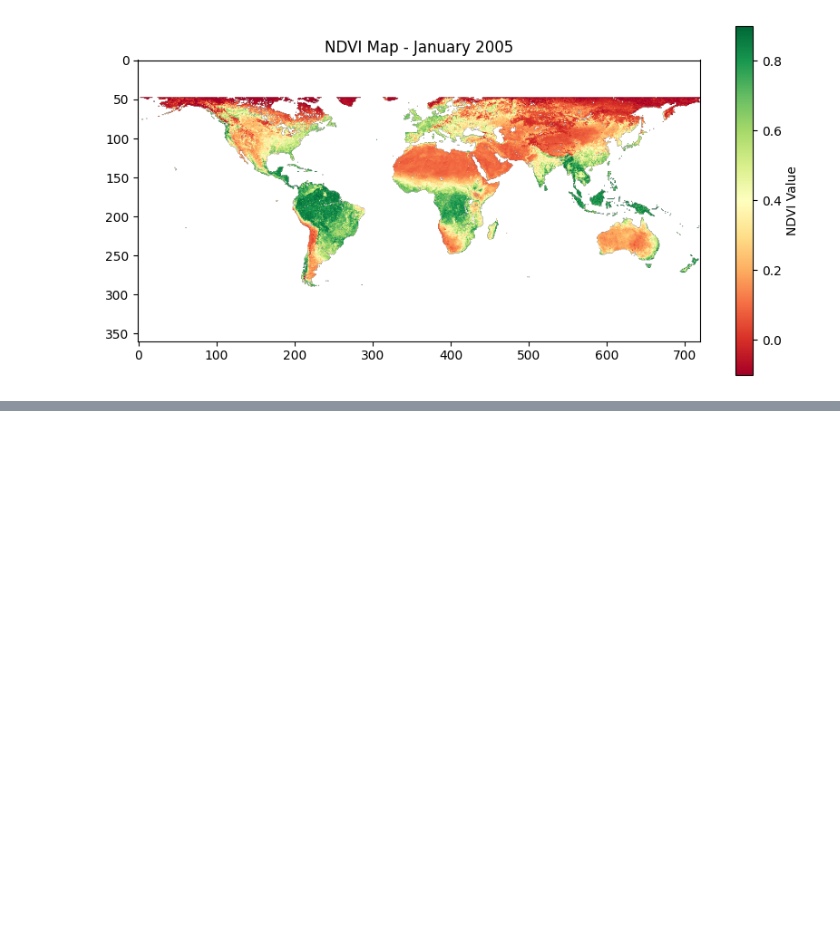
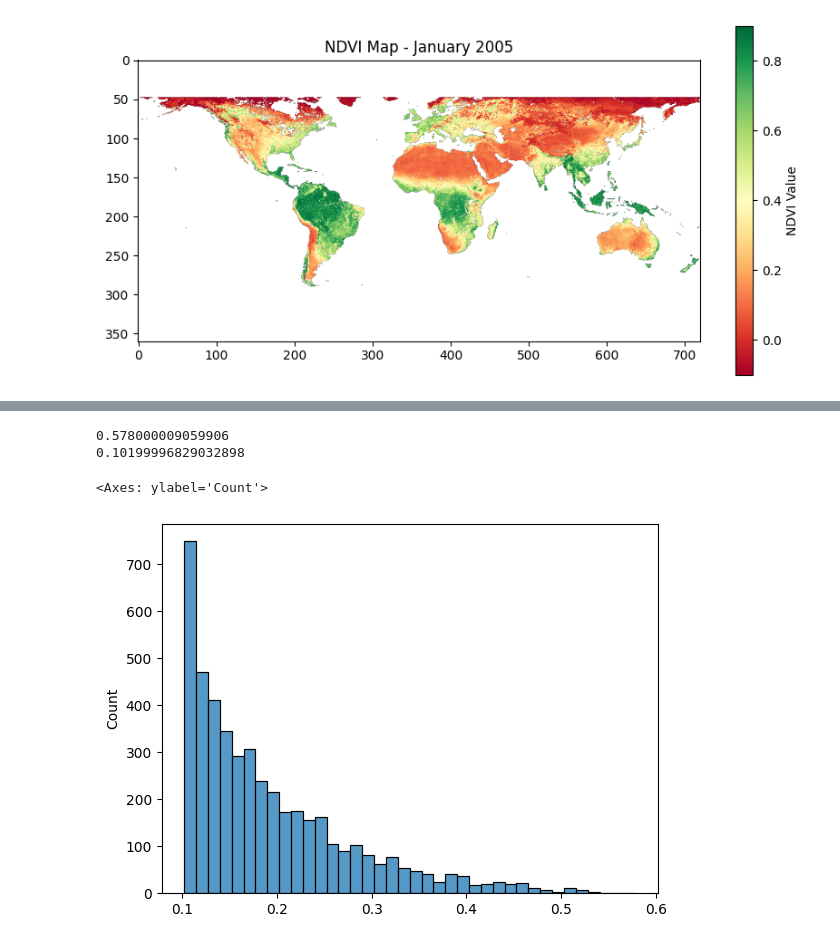
Before and after one commit to dhruv114523/sat-image-processing, a Jupyter notebook: main.ipynb, the cells around one changed output, grey strips where cells are left out. Drawn from its saved outputs; the diff is of its cells as text; code cells hidden in the pictures; blank space fills up the shorter version.

```diff
--- a/main.ipynb
+++ b/main.ipynb
@@ -124,0 +163,12 @@ plt.show()
+# %%
+import seaborn as sns
+
+ndvi_diff_inc_clipped = ndvi_diff_inc_clipped[~np.isnan(ndvi_diff_inc_clipped)]
+print(ndvi_diff_inc_clipped.max())
+print(ndvi_diff_inc_clipped.min())
+sns.histplot(ndvi_diff_inc_clipped.flatten())
+# %% [output]
+0.578000009059906
+0.10199996829032898
+<Axes: ylabel='Count'>
+[figure, added]
```
Also changed, not shown: parts of 7 cells of this notebook.
